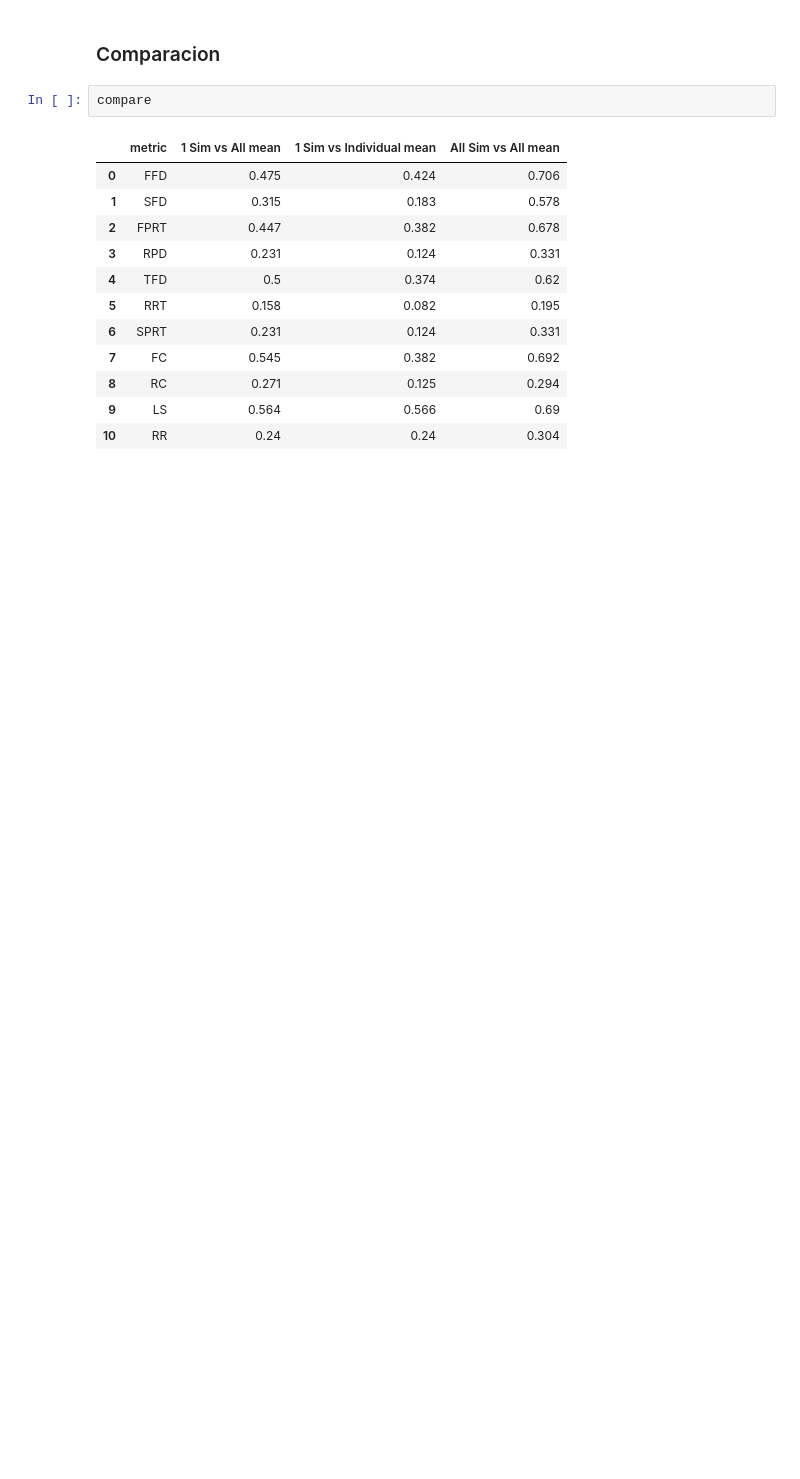
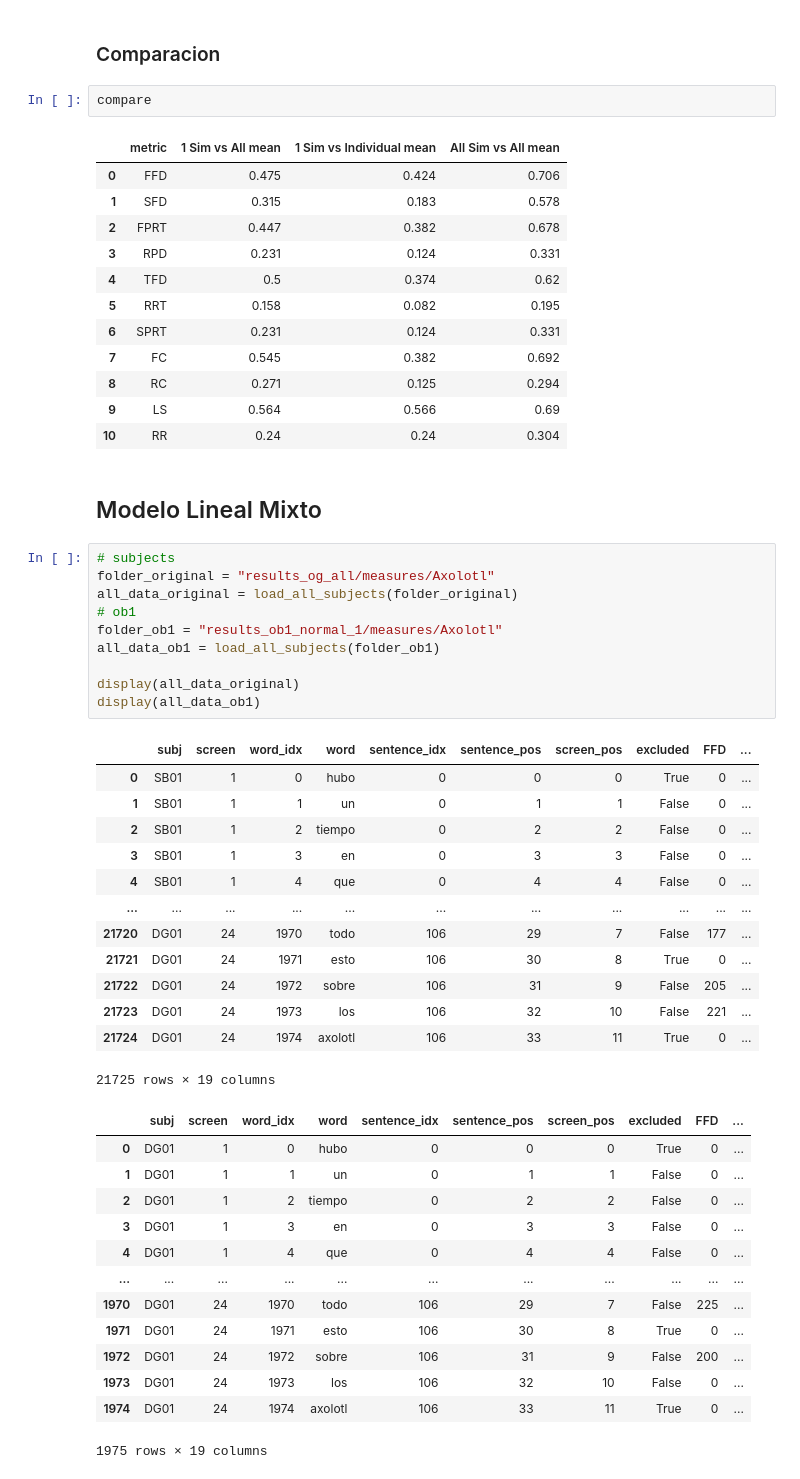
Before and after one commit to NeuroLIAA/reading-et, a Jupyter notebook: metricas/metricas.ipynb, the cells around one changed output. Cells and saved outputs as stored; diff of their text form; blank space fills up the shorter version.

```diff
--- a/metricas/metricas.ipynb
+++ b/metricas/metricas.ipynb
@@ -347,3 +429,42 @@ compare
 | 8 | RC | 0.271 | 0.125 | 0.294 |
 | 9 | LS | 0.564 | 0.566 | 0.69 |
 | 10 | RR | 0.24 | 0.24 | 0.304 |
+# %% [markdown]
+## Modelo Lineal Mixto
+# %%
+# subjects
+folder_original = "results_og_all/measures/Axolotl"
+all_data_original = load_all_subjects(folder_original)
+# ob1
+folder_ob1 = "results_ob1_normal_1/measures/Axolotl"
+all_data_ob1 = load_all_subjects(folder_ob1)
+
+display(all_data_original)
+display(all_data_ob1)
+# %% [output]
+|  | subj | screen | word_idx | word | sentence_idx | sentence_pos | screen_pos | excluded | FFD | ... |
+| 0 | SB01 | 1 | 0 | hubo | 0 | 0 | 0 | True | 0 | ... |
+| 1 | SB01 | 1 | 1 | un | 0 | 1 | 1 | False | 0 | ... |
+| 2 | SB01 | 1 | 2 | tiempo | 0 | 2 | 2 | False | 0 | ... |
+| 3 | SB01 | 1 | 3 | en | 0 | 3 | 3 | False | 0 | ... |
+| 4 | SB01 | 1 | 4 | que | 0 | 4 | 4 | False | 0 | ... |
+| ... | ... | ... | ... | ... | ... | ... | ... | ... | ... | ... |
+| 21720 | DG01 | 24 | 1970 | todo | 106 | 29 | 7 | False | 177 | ... |
+| 21721 | DG01 | 24 | 1971 | esto | 106 | 30 | 8 | True | 0 | ... |
+| 21722 | DG01 | 24 | 1972 | sobre | 106 | 31 | 9 | False | 205 | ... |
+| 21723 | DG01 | 24 | 1973 | los | 106 | 32 | 10 | False | 221 | ... |
+| 21724 | DG01 | 24 | 1974 | axolotl | 106 | 33 | 11 | True | 0 | ... |
+21725 rows × 19 columns
+|  | subj | screen | word_idx | word | sentence_idx | sentence_pos | screen_pos | excluded | FFD | ... |
+| 0 | DG01 | 1 | 0 | hubo | 0 | 0 | 0 | True | 0 | ... |
+| 1 | DG01 | 1 | 1 | un | 0 | 1 | 1 | False | 0 | ... |
+| 2 | DG01 | 1 | 2 | tiempo | 0 | 2 | 2 | False | 0 | ... |
+| 3 | DG01 | 1 | 3 | en | 0 | 3 | 3 | False | 0 | ... |
+| 4 | DG01 | 1 | 4 | que | 0 | 4 | 4 | False | 0 | ... |
+| ... | ... | ... | ... | ... | ... | ... | ... | ... | ... | ... |
+| 1970 | DG01 | 24 | 1970 | todo | 106 | 29 | 7 | False | 225 | ... |
+| 1971 | DG01 | 24 | 1971 | esto | 106 | 30 | 8 | True | 0 | ... |
+| 1972 | DG01 | 24 | 1972 | sobre | 106 | 31 | 9 | False | 200 | ... |
+| 1973 | DG01 | 24 | 1973 | los | 106 | 32 | 10 | False | 0 | ... |
+| 1974 | DG01 | 24 | 1974 | axolotl | 106 | 33 | 11 | True | 0 | ... |
+1975 rows × 19 columns
```
Also changed, not shown: parts of 8 cells of this notebook.
